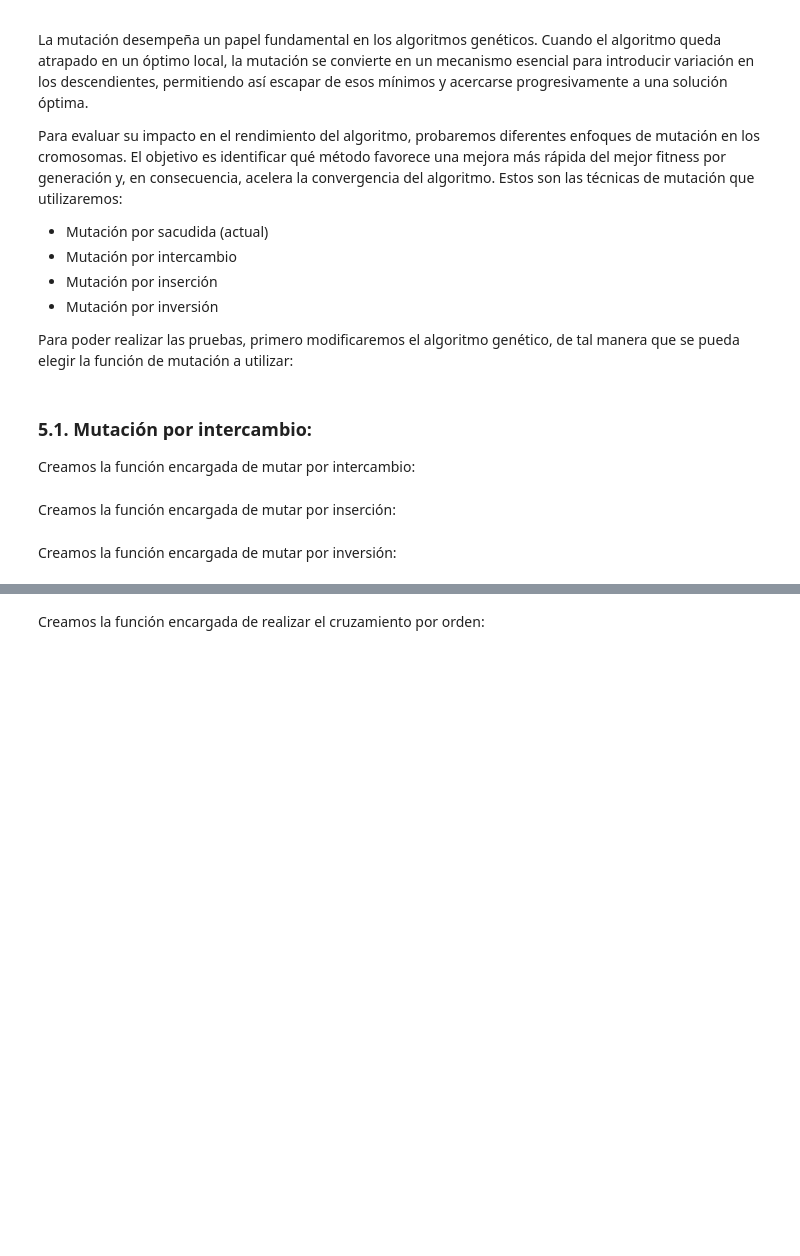
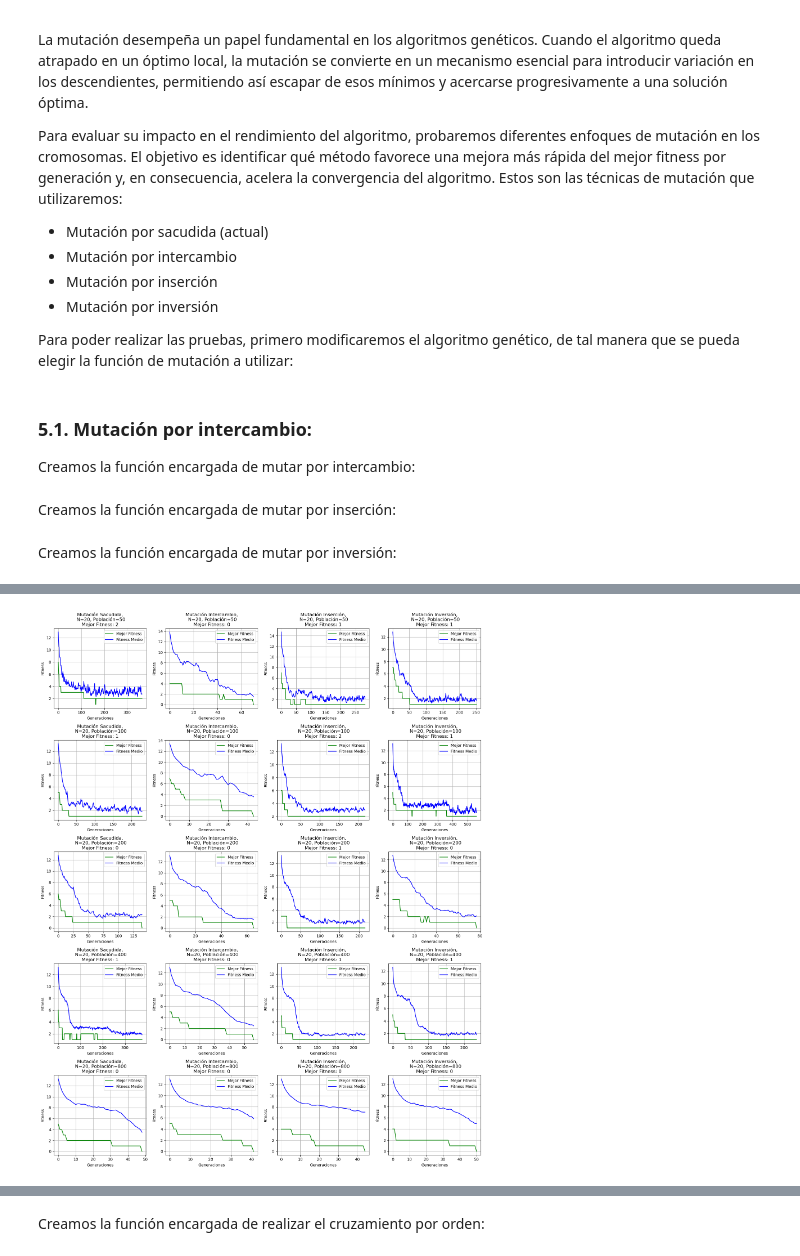
Before and after one commit to julengarciaaa/n-reinas-genetico, a Jupyter notebook: problema_n_reinas.ipynb, the cells around one changed output, grey strips where cells are left out. Cells and saved outputs as stored; diff of their text form; code cells hidden in the pictures; blank space fills up the shorter version.

```diff
--- a/problema_n_reinas.ipynb
+++ b/problema_n_reinas.ipynb
@@ -990,26 +994,6 @@ def mutar_individuo_intercambio(individuo: 'Individuo') -> 'Individuo':
     return Individuo(N_cromosoma=N_cromosoma,
                      f_fitness=individuo.f_fitness,
                      cromosoma=mutado)
-# %%
-N = 20
-N_poblaciones = [50, 100, 200, 400, 800]
-
-for N_poblacion in N_poblaciones:
-    mejor_solucion, mejor_fitness, mejor_fitness_generacion, fitness_medio_generacion = AG(
-        N_poblacion=N_poblacion,
-        N_cromosoma=N,
-        f_fitness=fitness,
-        f_mutacion=
-        prob_cruz=0.9,
-        prob_mut=0.3,
-        max_sin_mejoras=1000
-    )
-
-    print(f"Resolviendo el problema de las {N}-reinas:")
-    print(f"Tamaño de la población: {N_poblacion}")
-    print(f"Fitness final: {mejor_fitness}")
-    mejor_solucion.mostrar_individuo()
-    mostrar_historial_fitness(mejor_fitness_generacion, fitness_medio_generacion)
 # %% [markdown]
 Creamos la función encargada de mutar por inserción:
 # %%
@@ -1063,0 +1046,69 @@ Modificamos el algoritmo genético para poder elegir la mutación:
+# %%
+N_reinas = 20
+N_poblaciones = [50, 100, 200, 400, 800]
+
+fig, ax = plt.subplots(figsize=(16, 20), ncols=4, nrows=len(N_poblaciones))
+column_titles = [
+    "Mutación Sacudida",
+    "Mutación Intercambio",
+    "Mutación Inserción",
+    "Mutación Inversión"
+]
+
+for i, N_poblacion in enumerate(N_poblaciones):
+
+    print(f"Realizando pruebas para poblacion={N_poblacion}...")
+    mejor_solucion, mejor_fitness, mejor_fitness_generacion, fitness_medio_generacion = AG(
+        N_poblacion=N_poblacion,
+        N_cromosoma=N,
+        f_fitness=fitness,
+        f_mutacion=mutar_individuo_sacudida,
+        prob_cruz=0.9,
+        prob_mut=0.3,
+        max_sin_mejoras=200
+    )
+    titulo = f"{column_titles[0]},\n N={N_reinas}, Población={N_poblacion}\nMejor Fitness: {mejor_fitness}"
+    crear_grafico_fitness(mejor_fitness_generacion, fitness_medio_generacion, ax=ax[i, 0], titulo=titulo)
+
+    mejor_solucion, mejor_fitness, mejor_fitness_generacion, fitness_medio_generacion = AG(
+        N_poblacion=N_poblacion,
+        N_cromosoma=N,
+        f_fitness=fitness,
+        f_mutacion=mutar_individuo_intercambio,
+        prob_cruz=0.9,
+        prob_mut=0.3,
+        max_sin_mejoras=200
+    )
+
+    titulo = f"{column_titles[1]},\n N={N_reinas}, Población={N_poblacion}\nMejor Fitness: {mejor_fitness}"
+    crear_grafico_fitness(mejor_fitness_generacion, fitness_medio_generacion, ax=ax[i, 1], titulo=titulo)
+
+    mejor_solucion, mejor_fitness, mejor_fitness_generacion, fitness_medio_generacion = AG(
+        N_poblacion=N_poblacion,
+        N_cromosoma=N,
+        f_fitness=fitness,
+        f_mutacion=mutar_individuo_insercion,
+        prob_cruz=0.9,
+        prob_mut=0.3,
+        max_sin_mejoras=200
+    )
+
+    titulo = f"{column_titles[2]},\n N={N_reinas}, Población={N_poblacion}\nMejor Fitness: {mejor_fitness}"
+    crear_grafico_fitness(mejor_fitness_generacion, fitness_medio_generacion, ax=ax[i, 2], titulo=titulo)
+
+    mejor_solucion, mejor_fitness, mejor_fitness_generacion, fitness_medio_generacion = AG(
+        N_poblacion=N_poblacion,
+        N_cromosoma=N,
+        f_fitness=fitness,
+        f_mutacion=mutar_individuo_inversion,
+        prob_cruz=0.9,
+        prob_mut=0.3,
+        max_sin_mejoras=200
+    )
+
+    titulo = f"{column_titles[3]},\n N={N_reinas}, Población={N_poblacion}\nMejor Fitness: {mejor_fitness}"
+    crear_grafico_fitness(mejor_fitness_generacion, fitness_medio_generacion, ax=ax[i, 3], titulo=titulo)
+
+plt.tight_layout()
+plt.show()
+# %% [output]
@@ -1063,0 +1120 @@ Modificamos el algoritmo genético para poder elegir la mutación:
+[figure, added]
```
Also changed, not shown: parts of 35 cells of this notebook.
